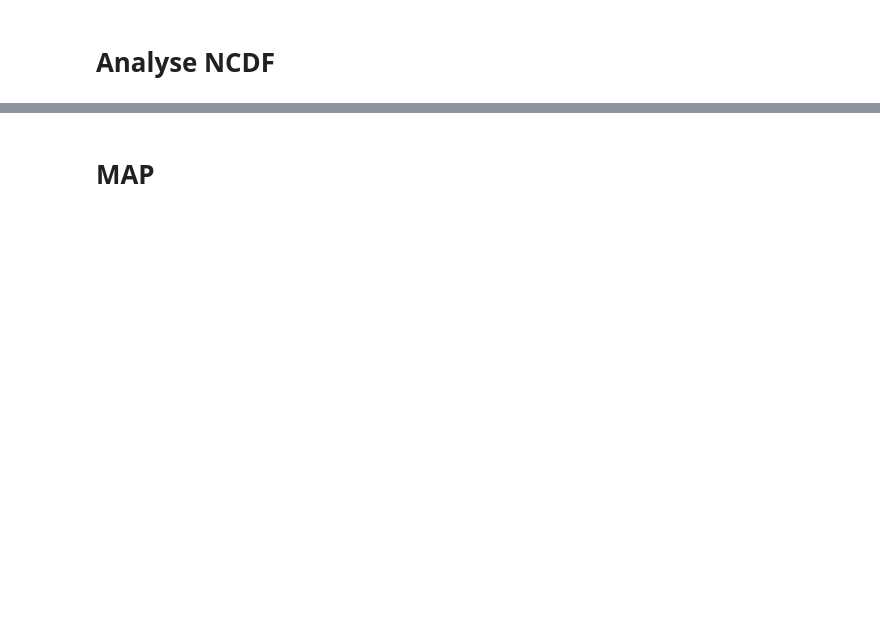
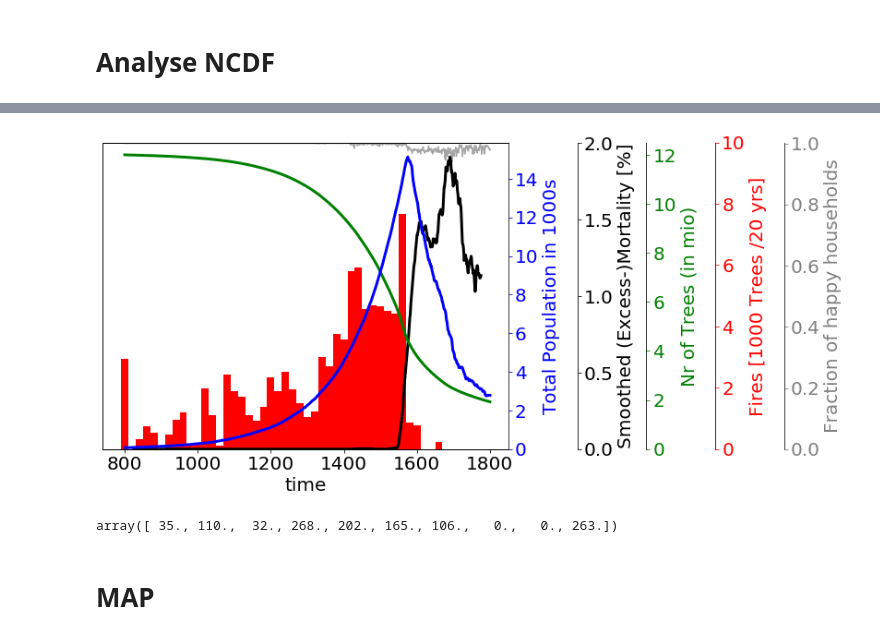
Before and after one commit to PeterSteiglechner/Masterthesis_ZMT_2020, a Jupyter notebook: Code/Full_Model/Postanalysis.ipynb, the cells around one changed output, grey strips where cells are left out. Cells and saved outputs as stored; diff of their text form; code cells hidden in the pictures; blank space fills up the shorter version.

```diff
--- a/Code/Full_Model/Postanalysis.ipynb
+++ b/Code/Full_Model/Postanalysis.ipynb
@@ -72,3 +35,73 @@ ax5.set_ylim(0,)
+# %%
+fig = plt.figure(figsize=(16,6))
+rcParams = {'font.size':20}
+plt.rcParams.update(rcParams)
+#ax1.spines["right"].set_position(('axes',1.0))
+
+colors=["blue", "k", "green", "red", "gray"]
+
+
+ax = []
+ax.append(fig.add_subplot(111))
+for i in range(4):
+    ax.append(ax[0].twinx())
+
+
+(1e-3 * data.total_population).plot(ax=ax[0],lw=3, color=colors[0])
+ax[0].set_ylabel("Total Population in 1000s")
+
+mortality = data.total_deaths/data.total_population
+N=50
+mortality_smoothed = np.convolve(mortality, np.ones((N,))/N, mode='valid')
+time_smoothed = np.convolve(data.time, np.ones((N,))/N, mode='valid')
+ax[1].plot(time_smoothed, mortality_smoothed*100, color=colors[1], lw=3)
+ax[1].set_ylabel("Smoothed (Excess-)Mortality [%]")
+
+(data.total_trees*1e-6).plot(ax=ax[2],color=colors[2], lw=3)
+ax[2].set_ylabel("Nr of Trees (in mio)")
+
+fireSize = np.zeros(len(data.time))
+fireSize[data.firesTime- data.isel(time=0).time.values] += data.firesSize
+t0=data.isel(time=0).time.values
+BINwidth=20
+bins = np.arange(t0, data.isel(time=-1).time+1, step=BINwidth )
+binned_fireSize = [1e-3 * np.sum( fireSize[( bins[k]-t0)  :  (bins[k+1]-t0 )]) for k in range(len(bins)-1)]
+ax[3].bar(bins[:-1], binned_fireSize,color=colors[3], width=BINwidth)#, bins=np.arange(data.time[0],data.time[-1]+1, step=20), alpha=1, color=colors[3])
+ax[3].set_ylabel("Fires [1000 Trees /"+str(BINwidth)+" yrs]")
+
+data.happyFraction.plot(ax=ax[4],color=colors[4], alpha=0.7)
+ax[4].set_ylabel("Fraction of happy households")
+
+
+for i,a in enumerate(ax):
+    #a.spines["right"].set_position(('axes',1.0))
+    a.tick_params(axis="y", colors=colors[i])
+    a.spines["right"].set_position(("axes", 1+(i)*0.17))
+    #a.set_ylabel(["R", "L", "E", "V"][i])
+    a.yaxis.label.set_color(colors[i])
+    a.set_ylim(0,)
+    a.yaxis.set_label_position("right")
+    a.yaxis.tick_right()
+
+ax[3].set_ylim(0,10)
+
+ax[3].set_zorder(ax[0].get_zorder())
+ax[4].set_zorder(ax[3].get_zorder()+1)
+ax[4].patch.set_visible(False)
+ax[1].set_zorder(ax[4].get_zorder()+1)
+ax[1].patch.set_visible(False)
+ax[2].set_zorder(ax[1].get_zorder()+1)
+ax[2].patch.set_visible(False)
+ax[0].set_zorder(ax[2].get_zorder()+1)
+ax[0].patch.set_visible(False)
+fig.tight_layout()
+plt.savefig(folder+"Statistics_timeseries.svg")
+# %% [output]
+[figure, added]
+# %%
+fireSize[( bins[k]-data.isel(time=0).time.values)  :  (bins[k+1]-data.isel(time=0).time.values) ]
+# %% [output]
+array([ 35., 110.,  32., 268., 202., 165., 106.,   0.,   0., 263.])
 # %% [markdown]
 # MAP
 # %%
```
Also changed, not shown: parts of 7 cells of this notebook, 8 other files.
